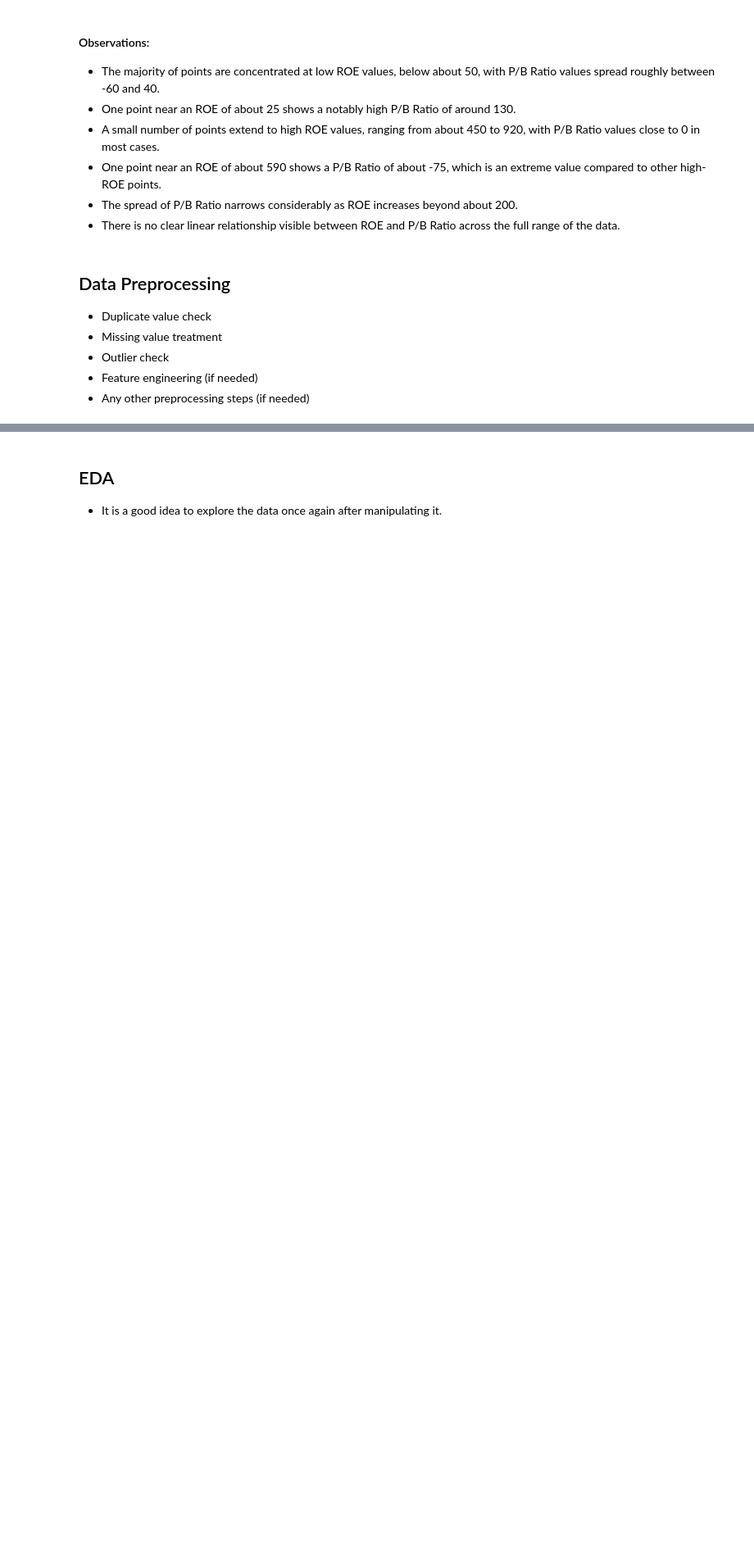
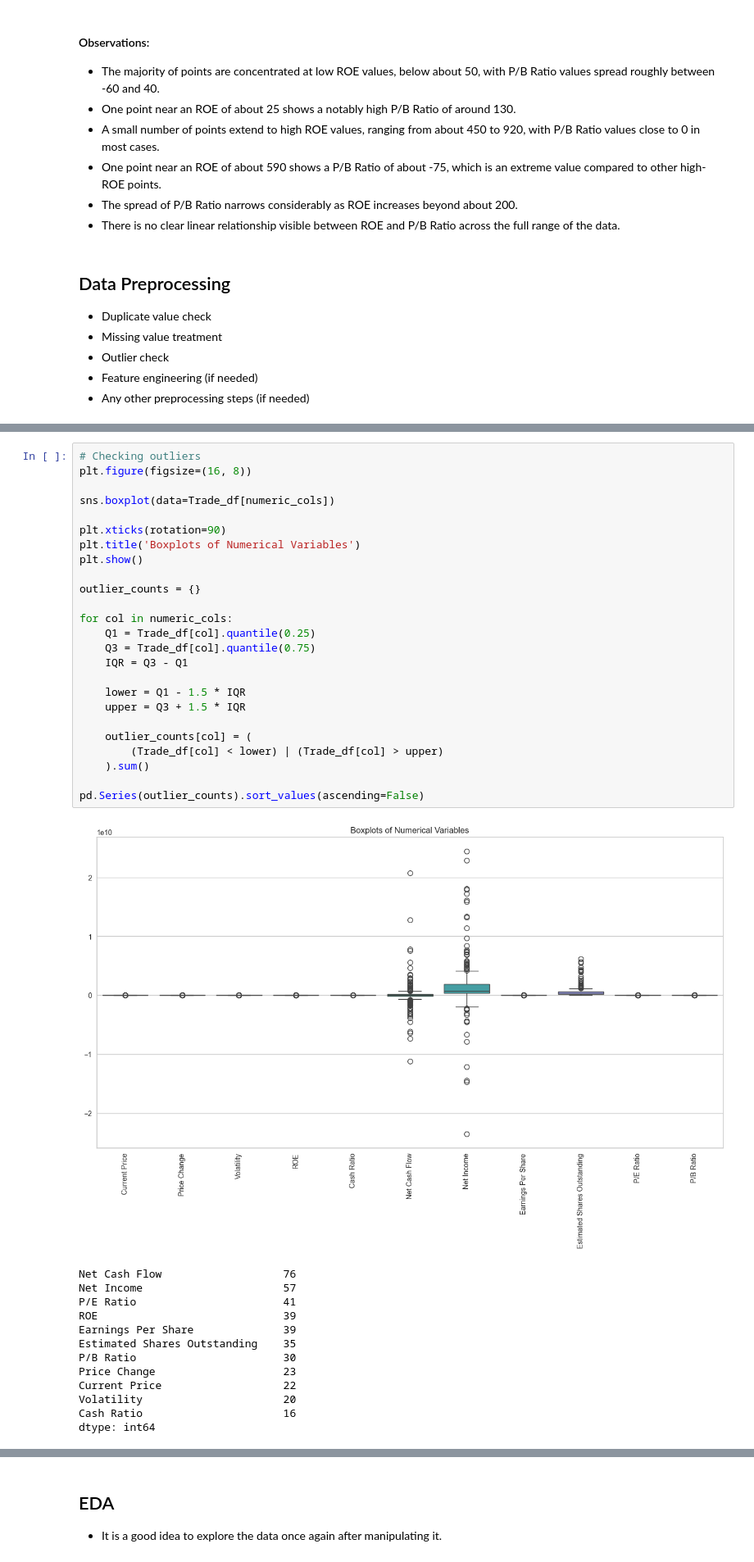
Before and after one commit to Irene-coder-dot/Trade-Ahead-Project, a Jupyter notebook: USL_Project_LearnerNotebook_FullCode.ipynb, the cells around one changed output, grey strips where cells are left out. Shown at 82% size. Cells and saved outputs as stored; diff of their text form; blank space fills up the shorter version.

Commit message:
Data Preprocessing

```diff
--- a/USL_Project_LearnerNotebook_FullCode.ipynb
+++ b/USL_Project_LearnerNotebook_FullCode.ipynb
@@ -493,0 +523,39 @@ plt.show()
+# %%
+# Checking outliers
+plt.figure(figsize=(16, 8))
+
+sns.boxplot(data=Trade_df[numeric_cols])
+
+plt.xticks(rotation=90)
+plt.title('Boxplots of Numerical Variables')
+plt.show()
+
+outlier_counts = {}
+
+for col in numeric_cols:
+    Q1 = Trade_df[col].quantile(0.25)
+    Q3 = Trade_df[col].quantile(0.75)
+    IQR = Q3 - Q1
+
+    lower = Q1 - 1.5 * IQR
+    upper = Q3 + 1.5 * IQR
+
+    outlier_counts[col] = (
+        (Trade_df[col] < lower) | (Trade_df[col] > upper)
+    ).sum()
+
+pd.Series(outlier_counts).sort_values(ascending=False)
+# %% [output]
+[figure, added]
+Net Cash Flow                   76
+Net Income                      57
+P/E Ratio                       41
+ROE                             39
+Earnings Per Share              39
+Estimated Shares Outstanding    35
+P/B Ratio                       30
+Price Change                    23
+Current Price                   22
+Volatility                      20
+Cash Ratio                      16
+dtype: int64
```
Also changed, not shown: parts of 12 cells of this notebook.
